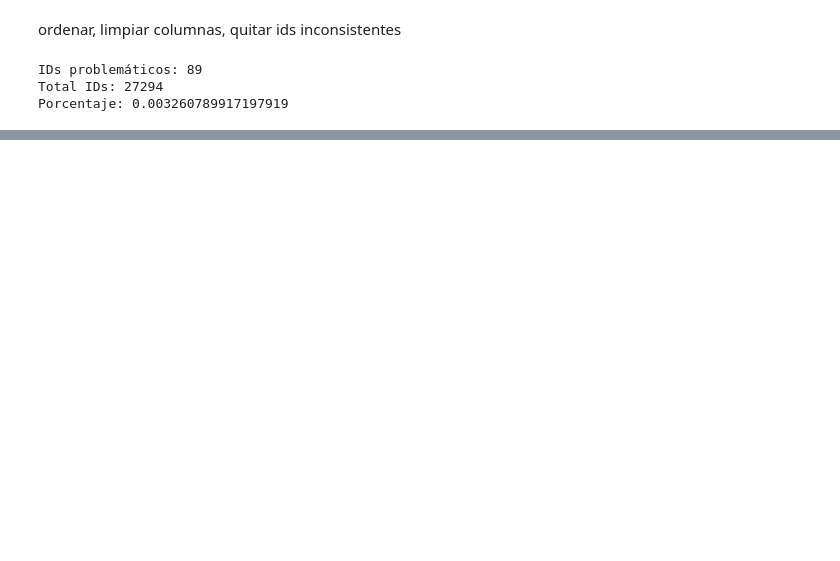
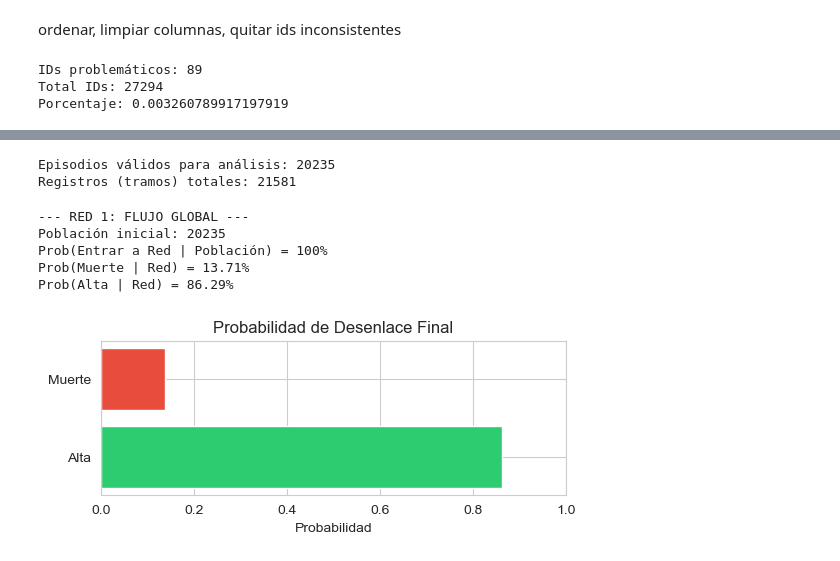
Before and after one commit to micagonzdark/RedesHospitales, a Jupyter notebook: notebooks/03_trayectorias_pacientes.ipynb, the cells around one changed output, grey strips where cells are left out. Saved outputs shown, nothing was run; the diff lists cells and outputs as text; code cells hidden in the pictures; blank space fills up the shorter version.

Commit message:
regenero episodios. Construyo matrices de transicion

```diff
--- a/notebooks/03_trayectorias_pacientes.ipynb
+++ b/notebooks/03_trayectorias_pacientes.ipynb
@@ -719,0 +383,13 @@ df_pacientes.head(5)
+# %%
+# Filtrar episodios válidos (Alta o Muerte)
+valid_motives = ['alta-domiciliaria', 'muerte']
+df_ep = df_ep[df_ep['motivo_cierre'].isin(valid_motives)].copy()
+
+# Filtrar tramos en df original para que coincidan con los episodios válidos
+df = df[df.set_index(['paciente_id', 'episodio_id']).index.isin(df_ep.set_index(['paciente_id', 'episodio_id']).index)].copy()
+
+print(f"Episodios válidos para análisis: {len(df_ep)}")
+print(f"Registros (tramos) totales: {len(df)}")
+# %% [output]
+Episodios válidos para análisis: 20235
+Registros (tramos) totales: 21581
@@ -719,0 +427,29 @@ df_pacientes.head(5)
+# %%
+### Red 1: Población -> Red -> {Muerte, Alta}
+
+n_total = len(df_ep)
+p_muerte = df_ep['fallecio'].mean()
+p_alta = 1 - p_muerte
+
+print("--- RED 1: FLUJO GLOBAL ---")
+print(f"Población inicial: {n_total}")
+print(f"Prob(Entrar a Red | Población) = 100%")
+print(f"Prob(Muerte | Red) = {p_muerte:.2%}")
+print(f"Prob(Alta | Red) = {p_alta:.2%}")
+
+plt.figure(figsize=(6, 2))
+plt.barh(['Alta', 'Muerte'], [p_alta, p_muerte], color=['#2ecc71', '#e74c3c'])
+plt.title('Probabilidad de Desenlace Final')
+plt.xlabel('Probabilidad')
+plt.gca().set_xlim(0, 1)
+plt.show()
+# Grafo simple de flujo global
+df_red1 = pd.DataFrame({'ALTA': [p_alta], 'MUERTE': [p_muerte]}, index=['POBLACIÓN'])
+graficar_grafo_transicion(df_red1, 'Grafo de Flujo Global', node_size=3000, k=2)
+# %% [output]
+--- RED 1: FLUJO GLOBAL ---
+Población inicial: 20235
+Prob(Entrar a Red | Población) = 100%
+Prob(Muerte | Red) = 13.71%
+Prob(Alta | Red) = 86.29%
+[figure, added]
```
Also changed, not shown: parts of 66 cells of this notebook, 2 other files.
